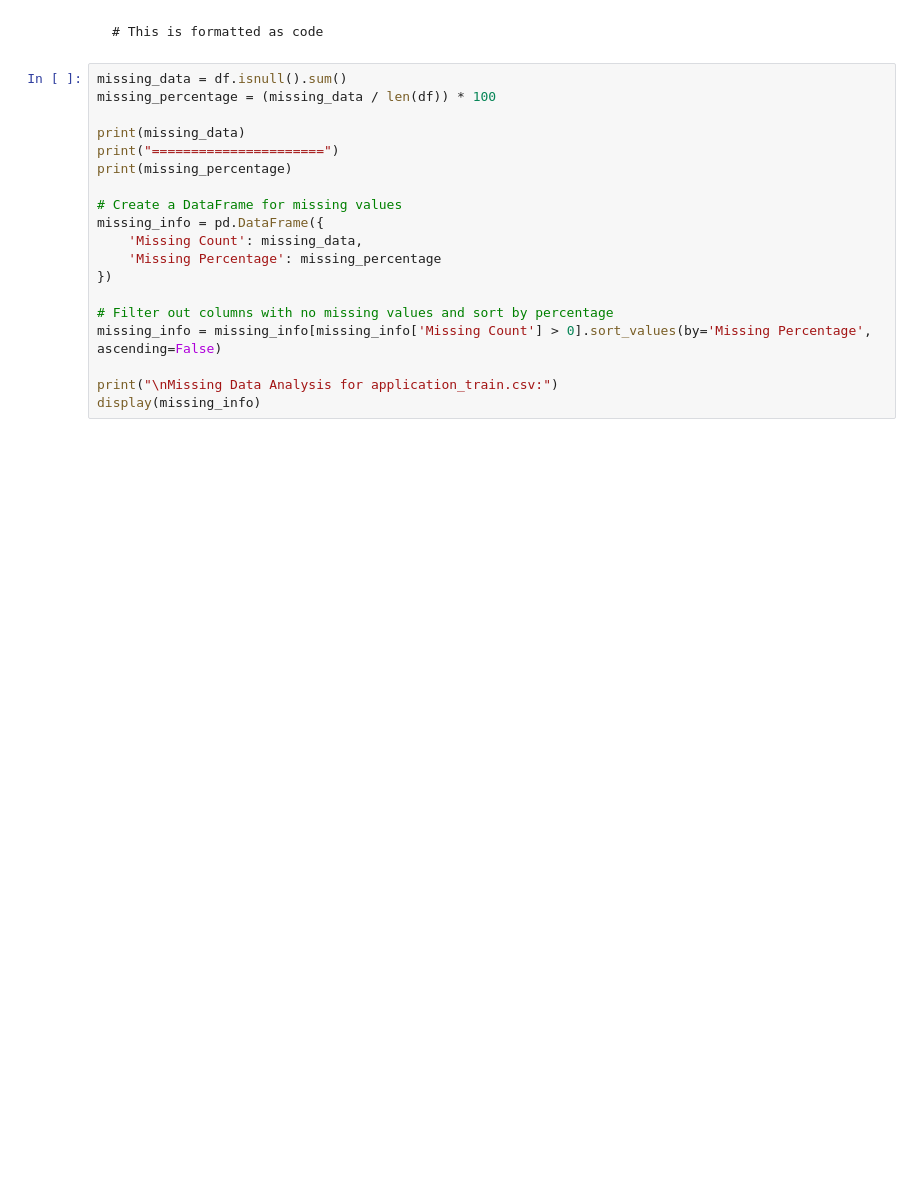
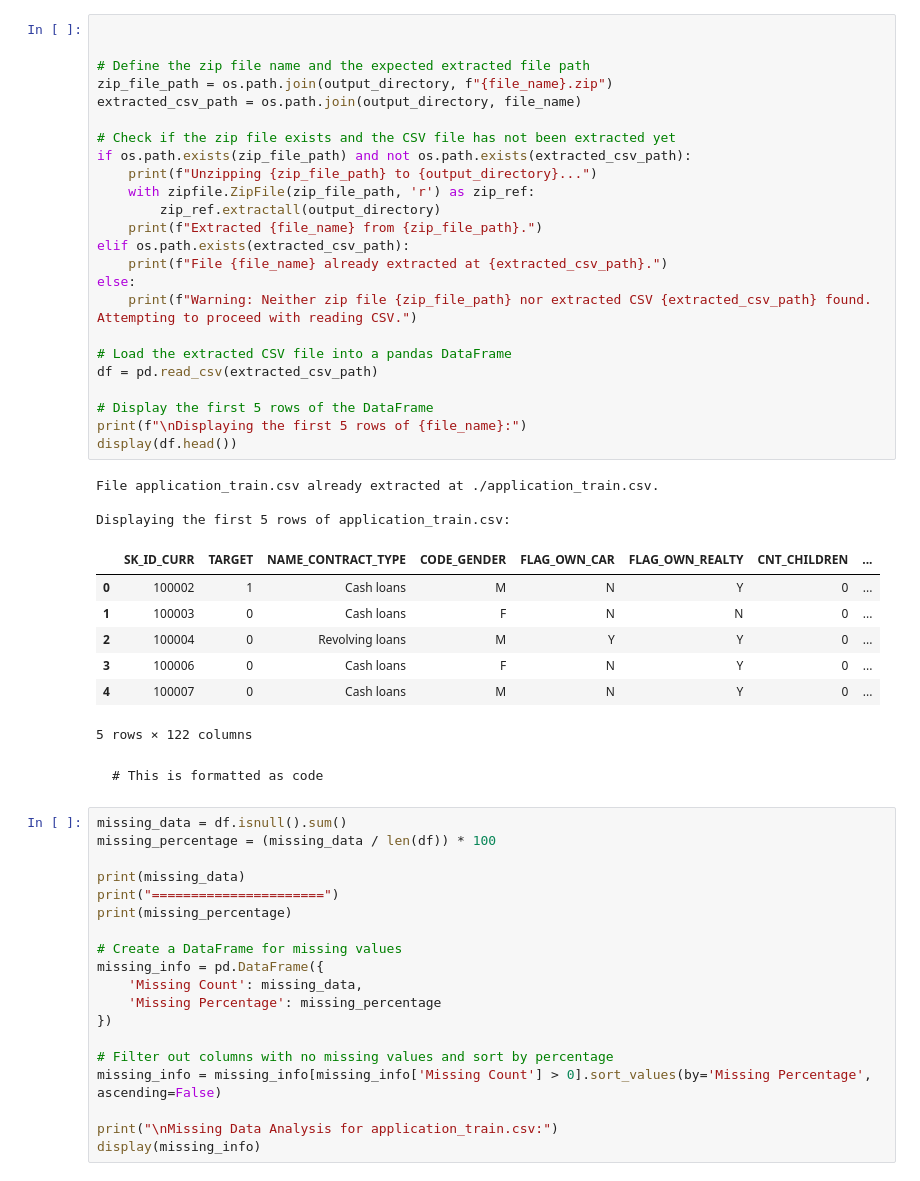
Before and after one commit to spdb9876/loan-default-prediction, a Jupyter notebook: 01_data_wrangling.ipynb, the cells around one changed output. Cells and saved outputs as stored; diff of their text form; blank space fills up the shorter version.

```diff
--- a/01_data_wrangling.ipynb
+++ b/01_data_wrangling.ipynb
@@ -58,3 +61,38 @@ display(df.head())
+# %%
+
+
+# Define the zip file name and the expected extracted file path
+zip_file_path = os.path.join(output_directory, f"{file_name}.zip")
+extracted_csv_path = os.path.join(output_directory, file_name)
+
+# Check if the zip file exists and the CSV file has not been extracted yet
+if os.path.exists(zip_file_path) and not os.path.exists(extracted_csv_path):
+    print(f"Unzipping {zip_file_path} to {output_directory}...")
+    with zipfile.ZipFile(zip_file_path, 'r') as zip_ref:
+        zip_ref.extractall(output_directory)
+    print(f"Extracted {file_name} from {zip_file_path}.")
+elif os.path.exists(extracted_csv_path):
+    print(f"File {file_name} already extracted at {extracted_csv_path}.")
+else:
+    print(f"Warning: Neither zip file {zip_file_path} nor extracted CSV {extracted_csv_path} found. Attempting to proceed with reading CSV.")
+
+# Load the extracted CSV file into a pandas DataFrame
+df = pd.read_csv(extracted_csv_path)
+
+# Display the first 5 rows of the DataFrame
+print(f"\nDisplaying the first 5 rows of {file_name}:")
+display(df.head())
+# %% [output]
+File application_train.csv already extracted at ./application_train.csv.
+
+Displaying the first 5 rows of application_train.csv:
+|  | SK_ID_CURR | TARGET | NAME_CONTRACT_TYPE | CODE_GENDER | FLAG_OWN_CAR | FLAG_OWN_REALTY | CNT_CHILDREN | ... |
+| 0 | 100002 | 1 | Cash loans | M | N | Y | 0 | ... |
+| 1 | 100003 | 0 | Cash loans | F | N | N | 0 | ... |
+| 2 | 100004 | 0 | Revolving loans | M | Y | Y | 0 | ... |
+| 3 | 100006 | 0 | Cash loans | F | N | Y | 0 | ... |
+| 4 | 100007 | 0 | Cash loans | M | N | Y | 0 | ... |
+5 rows × 122 columns
 # %% [markdown]
 
 
```
Also changed, not shown: parts of 11 cells of this notebook.
